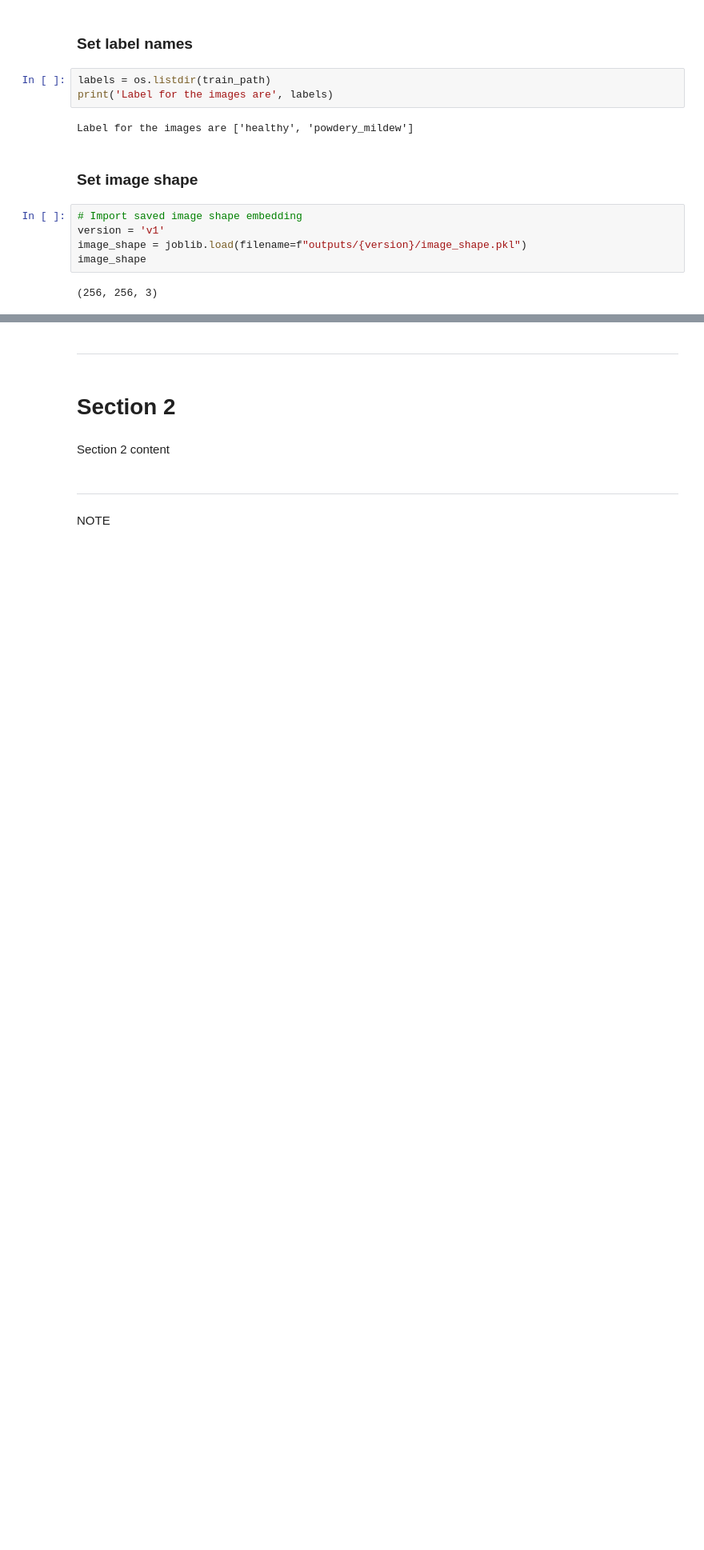
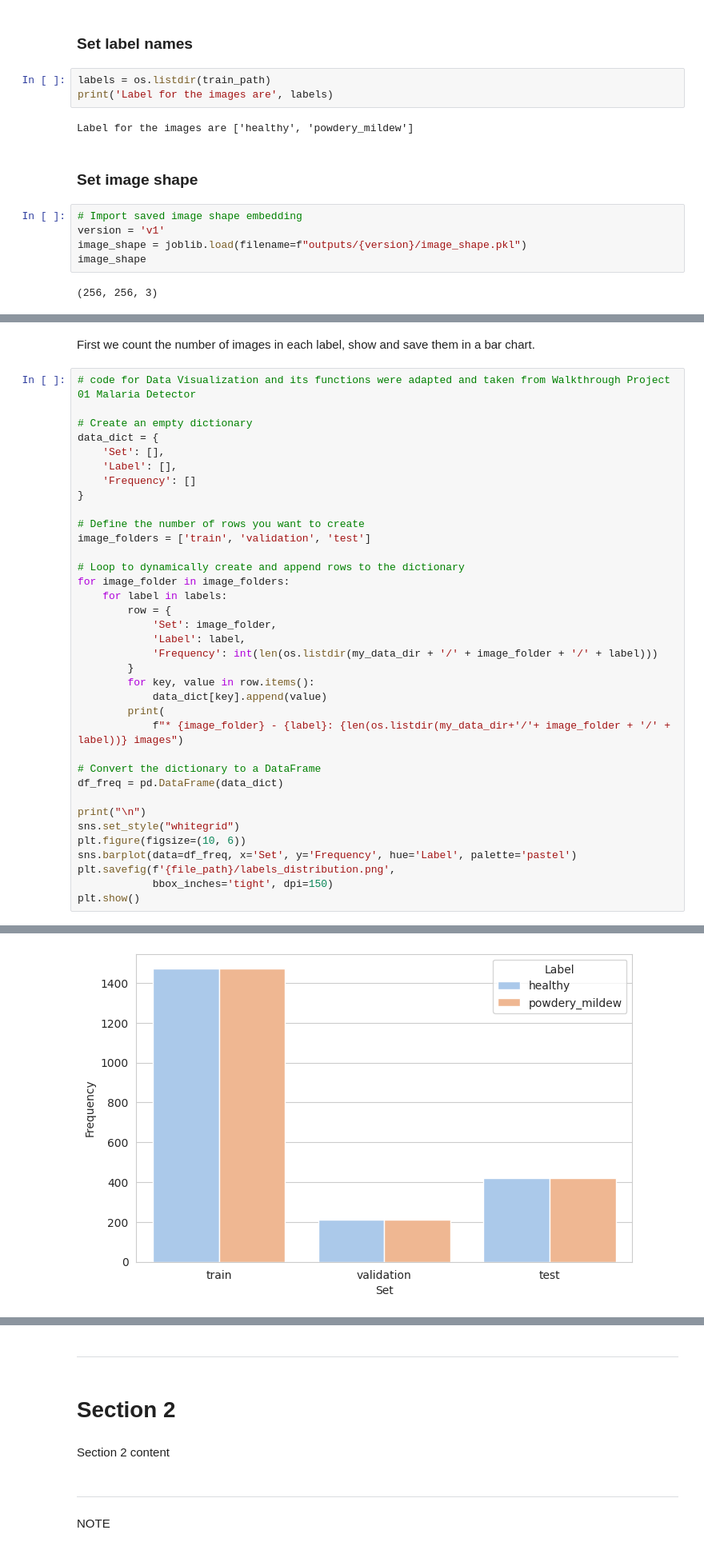
Before and after one commit to Xakkusu/PP5-mildew-detection, a Jupyter notebook: jupyter_notebooks/03_Modelling and Evaluating.ipynb, the cells around one changed output, grey strips where cells are left out. Shown: that part at 80% size. Drawn from its saved outputs; the diff is of its cells as text; blank space fills up the shorter version.

Commit message:
feat: Add section to count and display images depending on folders and labels

```diff
--- a/jupyter_notebooks/03_Modelling and Evaluating.ipynb
+++ b/jupyter_notebooks/03_Modelling and Evaluating.ipynb
@@ -111,0 +114,39 @@ Section 1 content
+# %% [markdown]
+First we count the number of images in each label, show and save them in a bar chart.
+# %%
+# code for Data Visualization and its functions were adapted and taken from Walkthrough Project 01 Malaria Detector
+
+# Create an empty dictionary
+data_dict = {
+    'Set': [],
+    'Label': [],
+    'Frequency': []
+}
+
+# Define the number of rows you want to create
+image_folders = ['train', 'validation', 'test']
+
+# Loop to dynamically create and append rows to the dictionary
+for image_folder in image_folders:
+    for label in labels:
+        row = {
+            'Set': image_folder,
+            'Label': label,
+            'Frequency': int(len(os.listdir(my_data_dir + '/' + image_folder + '/' + label)))
+        }
+        for key, value in row.items():
+            data_dict[key].append(value)
+        print(
+            f"* {image_folder} - {label}: {len(os.listdir(my_data_dir+'/'+ image_folder + '/' + label))} images")
+
+# Convert the dictionary to a DataFrame
+df_freq = pd.DataFrame(data_dict)
+
+print("\n")
+sns.set_style("whitegrid")
+plt.figure(figsize=(10, 6))
+sns.barplot(data=df_freq, x='Set', y='Frequency', hue='Label', palette='pastel')
+plt.savefig(f'{file_path}/labels_distribution.png',
+            bbox_inches='tight', dpi=150)
+plt.show()
+# %% [output]
@@ -111,0 +159 @@ Section 1 content
+[figure, added]
```
Also changed, not shown: parts of 8 cells of this notebook, 2 other files.
